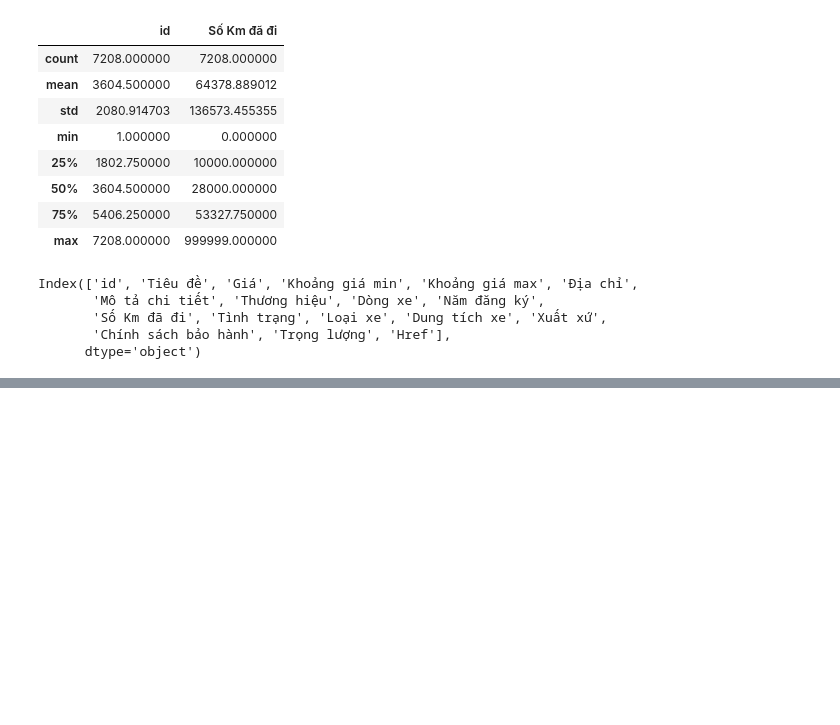
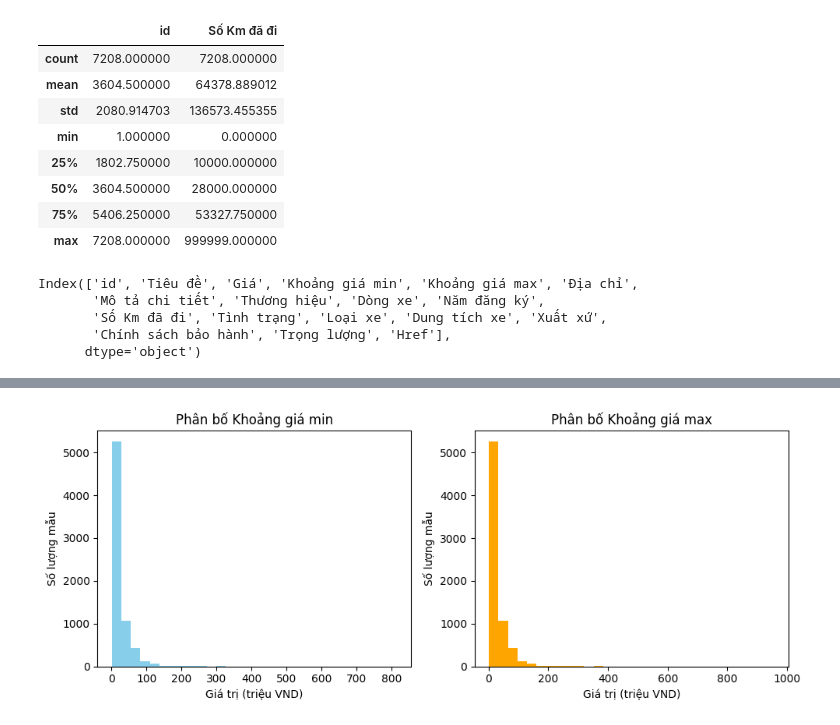
Before and after one commit to NaNaBoo311/KHTN_Graduation, a Jupyter notebook: Project_1/preprocessing.ipynb, the cells around one changed output, grey strips where cells are left out. Cells and saved outputs as stored; diff of their text form; code cells hidden in the pictures; blank space fills up the shorter version.

```diff
--- a/Project_1/preprocessing.ipynb
+++ b/Project_1/preprocessing.ipynb
@@ -52,0 +314,7 @@ Index(['id', 'Tiêu đề', 'Giá', 'Khoảng giá min', 'Khoảng giá max', '
+# %%
+# Xóa các hàng có giá trị null trong các cột ['Giá', 'Thương hiệu', 'Dòng xe']
+df = df.dropna(subset=['Giá', 'Thương hiệu', 'Dòng xe']).reset_index(drop=True)
+
+# Kiểm tra lại sau khi xóa
+print("Số lượng bản ghi còn lại:", len(df))
+print(df.isnull().sum())
@@ -52,0 +349,20 @@ Index(['id', 'Tiêu đề', 'Giá', 'Khoảng giá min', 'Khoảng giá max', '
+# %%
+#Biểu đồ historgram
+plt.figure(figsize=(10,4))
+
+plt.subplot(1, 2, 1)
+plt.hist(df['Khoảng giá min'].dropna(), bins=30, color='skyblue')
+plt.title('Phân bố Khoảng giá min')
+plt.xlabel('Giá trị (triệu VND)')
+plt.ylabel('Số lượng mẫu')
+
+plt.subplot(1, 2, 2)
+plt.hist(df['Khoảng giá max'].dropna(), bins=30, color='orange')
+plt.title('Phân bố Khoảng giá max')
+plt.xlabel('Giá trị (triệu VND)')
+plt.ylabel('Số lượng mẫu')
+
+plt.tight_layout()
+plt.show()
+# %% [output]
+[figure, added]
```
Also changed, not shown: parts of 49 cells of this notebook, 29 other files.
